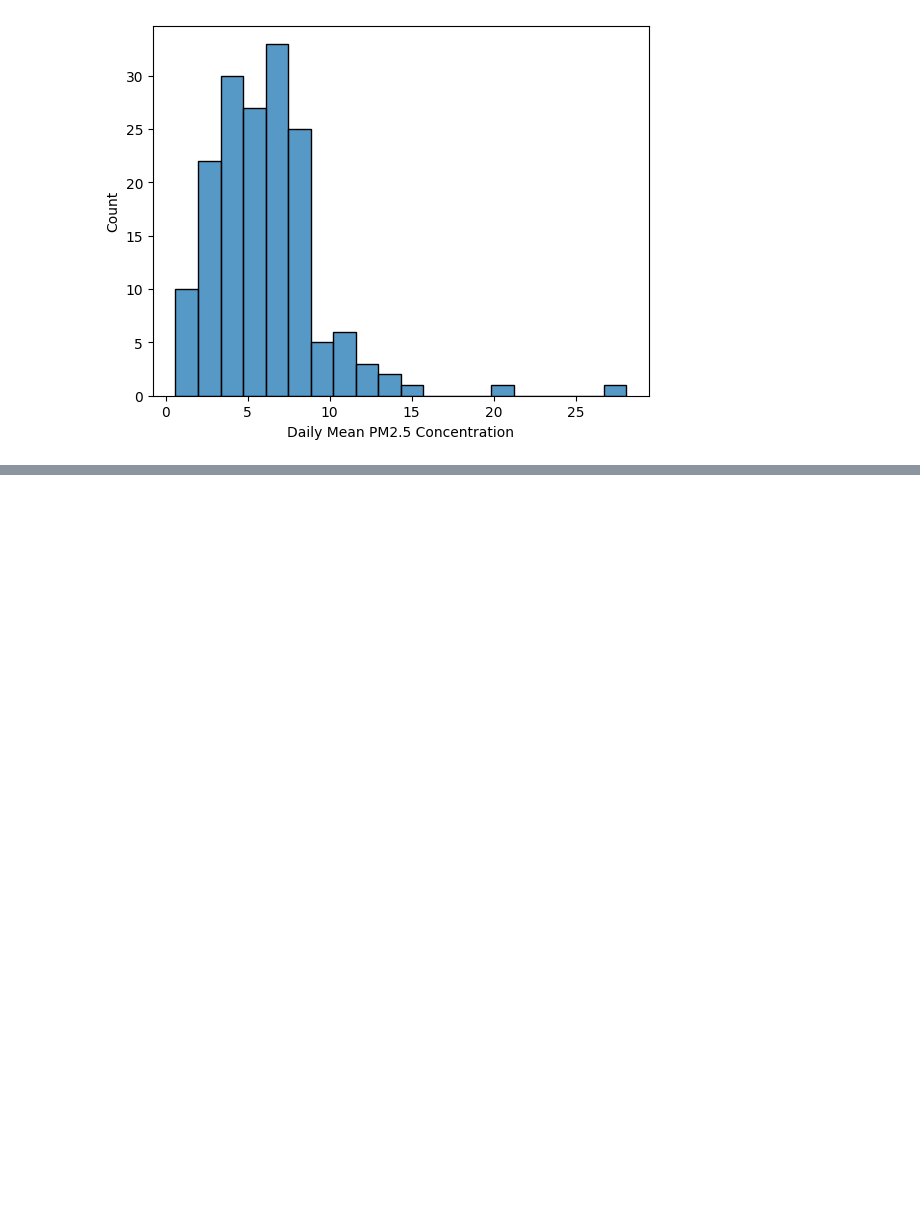
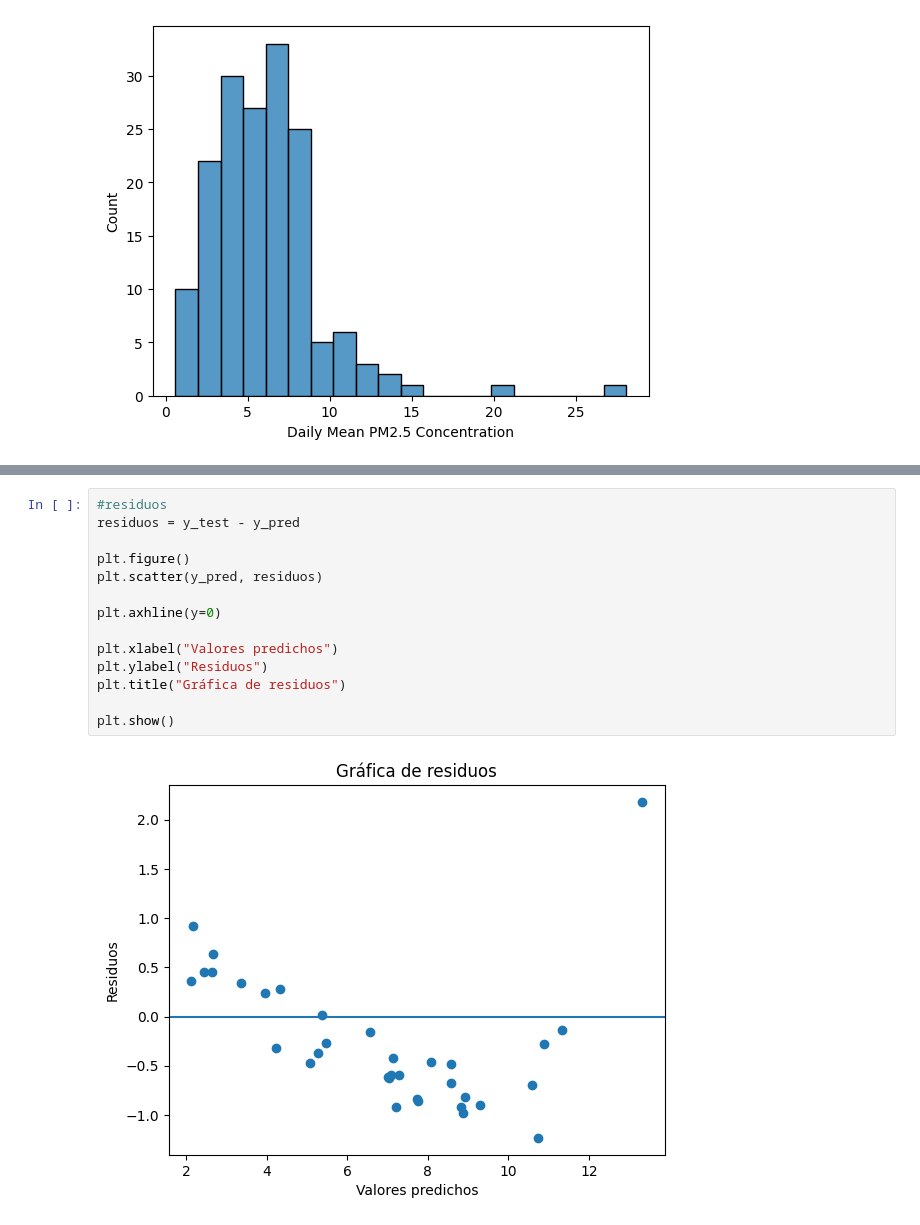
Before and after one commit to Fx2048/PI_Equipo04, a Jupyter notebook: Proyectos_de_ingenieria1/Talleres/Informe_Componentes_aire_Regresión_Lineal/INFORME_2_MAYORI_TURIN.ipynb, the cells around one changed output, grey strips where cells are left out. Drawn from its saved outputs; the diff is of its cells as text; blank space fills up the shorter version.

```diff
--- a/Proyectos_de_ingenieria1/Talleres/Informe_Componentes_aire_Regresión_Lineal/INFORME_2_MAYORI_TURIN.ipynb
+++ b/Proyectos_de_ingenieria1/Talleres/Informe_Componentes_aire_Regresión_Lineal/INFORME_2_MAYORI_TURIN.ipynb
@@ -150,0 +236,16 @@ sns.histplot(df["Daily Mean PM2.5 Concentration"])
+# %%
+#residuos
+residuos = y_test - y_pred
+
+plt.figure()
+plt.scatter(y_pred, residuos)
+
+plt.axhline(y=0)
+
+plt.xlabel("Valores predichos")
+plt.ylabel("Residuos")
+plt.title("Gráfica de residuos")
+
+plt.show()
+# %% [output]
+[figure, added]
```
Also changed, not shown: parts of 14 cells of this notebook.
